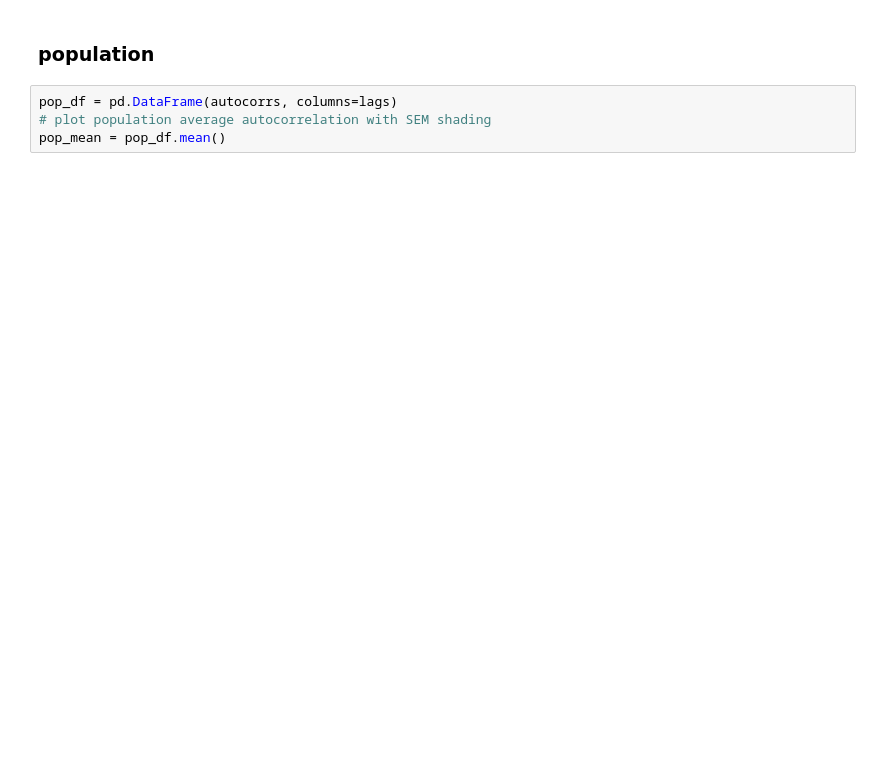
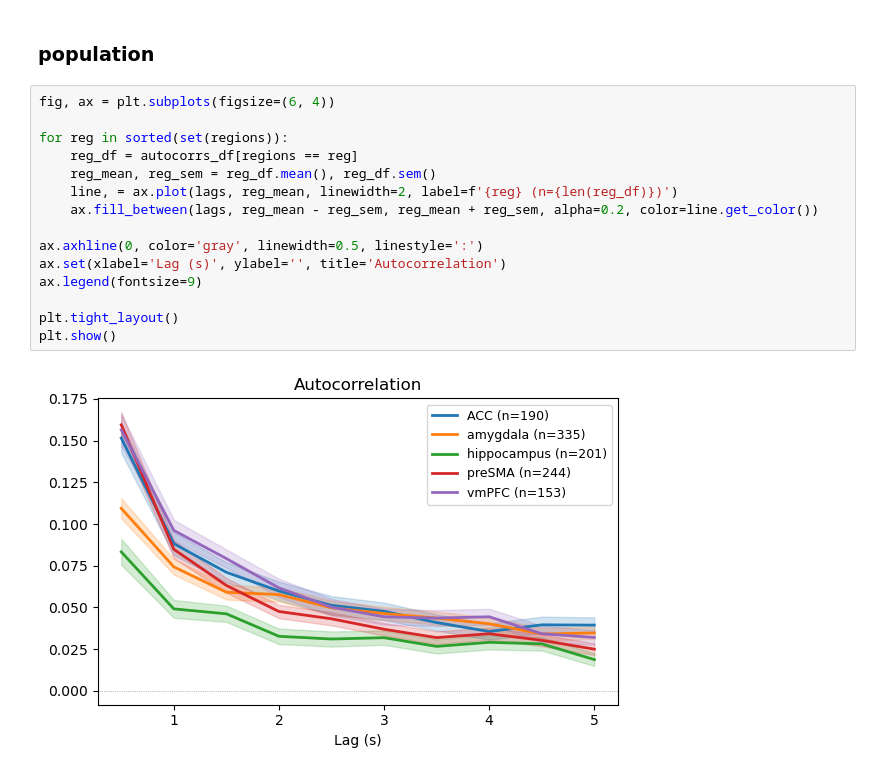
Before and after one commit to siyer7/movie_analysis, a Jupyter notebook: code/autocorr.ipynb, the cells around one changed output. Saved outputs shown, nothing was run; the diff lists cells and outputs as text; blank space fills up the shorter version.

```diff
--- a/code/autocorr.ipynb
+++ b/code/autocorr.ipynb
@@ -73,6 +97,19 @@ plt.show()
 # %% [markdown]
 ### population
 # %%
-pop_df = pd.DataFrame(autocorrs, columns=lags)
-# plot population average autocorrelation with SEM shading
-pop_mean = pop_df.mean()
+fig, ax = plt.subplots(figsize=(6, 4))
+
+for reg in sorted(set(regions)):
+    reg_df = autocorrs_df[regions == reg]
+    reg_mean, reg_sem = reg_df.mean(), reg_df.sem()
+    line, = ax.plot(lags, reg_mean, linewidth=2, label=f'{reg} (n={len(reg_df)})')
+    ax.fill_between(lags, reg_mean - reg_sem, reg_mean + reg_sem, alpha=0.2, color=line.get_color())
+
+ax.axhline(0, color='gray', linewidth=0.5, linestyle=':')
+ax.set(xlabel='Lag (s)', ylabel='', title='Autocorrelation')
+ax.legend(fontsize=9)
+
+plt.tight_layout()
+plt.show()
+# %% [output]
+[figure, added]
```
Also changed, not shown: parts of 3 cells of this notebook, 6 other files.
